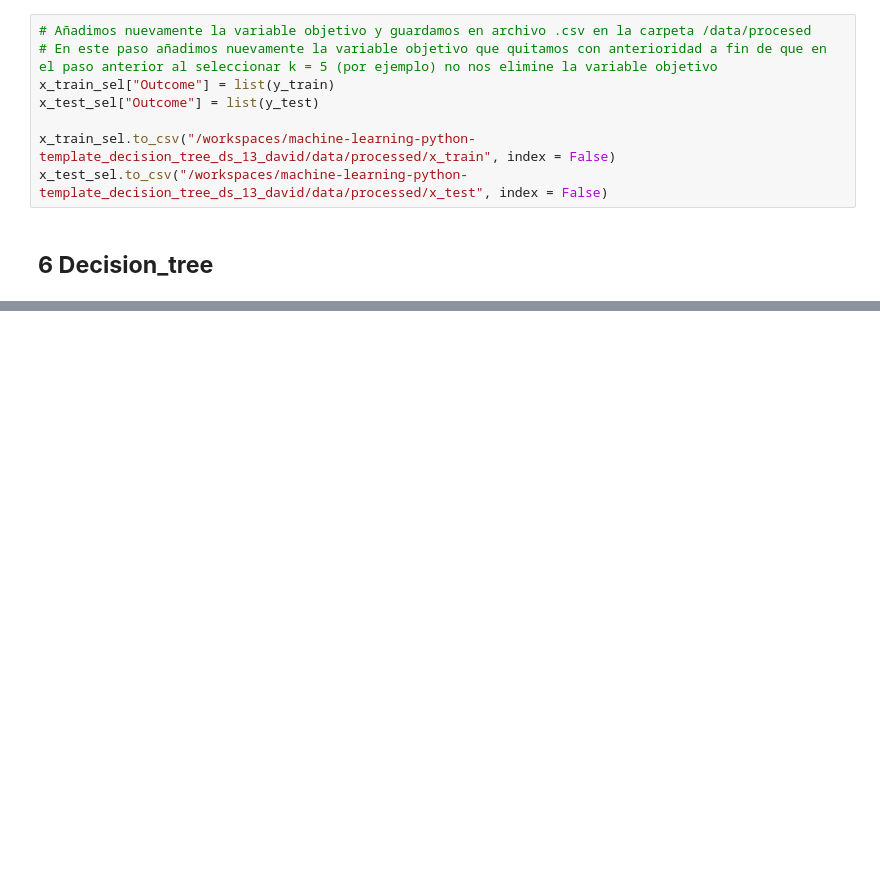
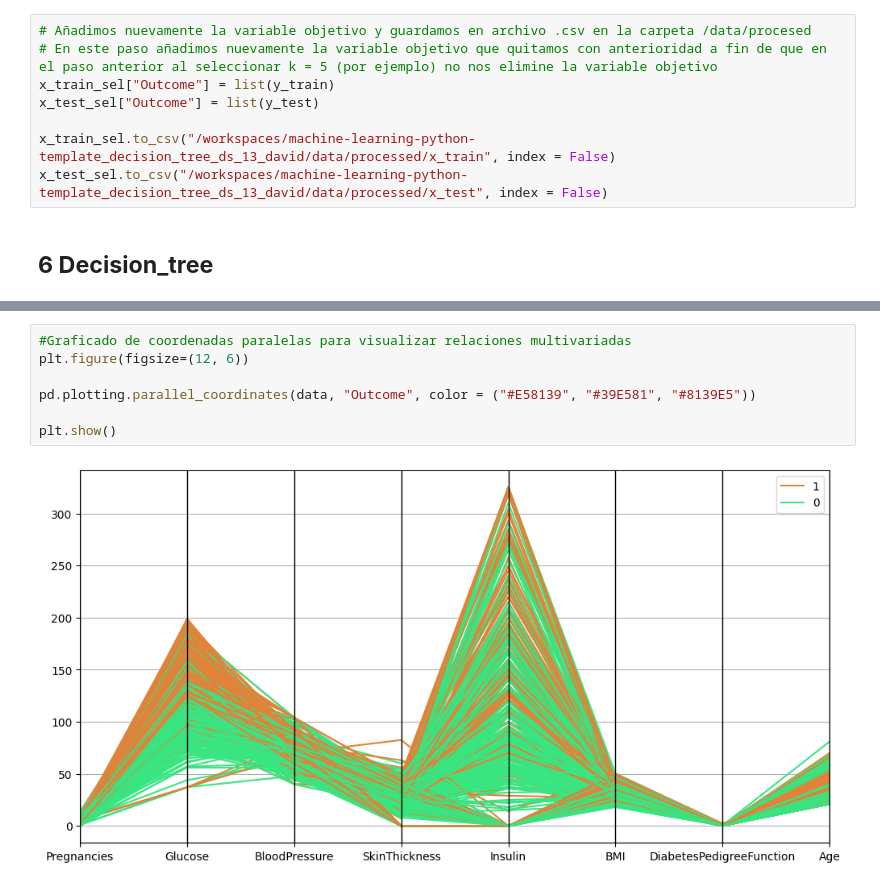
Before and after one commit to 4GeeksAcademy/machine-learning-python-template_decision_tree_ds_13_david, a Jupyter notebook: src/explore.ipynb, the cells around one changed output, grey strips where cells are left out. Saved outputs shown, nothing was run; the diff lists cells and outputs as text; blank space fills up the shorter version.

Commit message:
graficado de coordenadas paralelas

```diff
--- a/src/explore.ipynb
+++ b/src/explore.ipynb
@@ -496,0 +510,9 @@ x_test_sel.to_csv("/workspaces/machine-learning-python-template_decision_tree_ds
+# %%
+#Graficado de coordenadas paralelas para visualizar relaciones multivariadas
+plt.figure(figsize=(12, 6))
+
+pd.plotting.parallel_coordinates(data, "Outcome", color = ("#E58139", "#39E581", "#8139E5"))
+
+plt.show()
+# %% [output]
+[figure, added]
```
Also changed, not shown: parts of 7 cells of this notebook.
